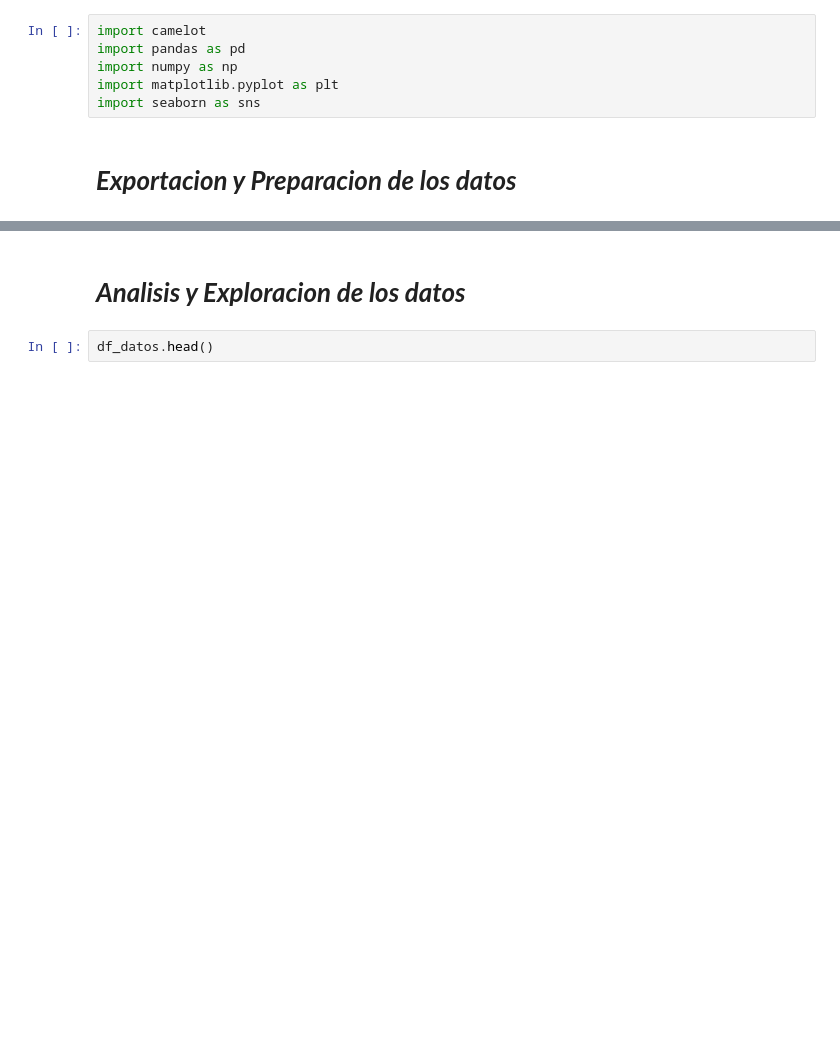
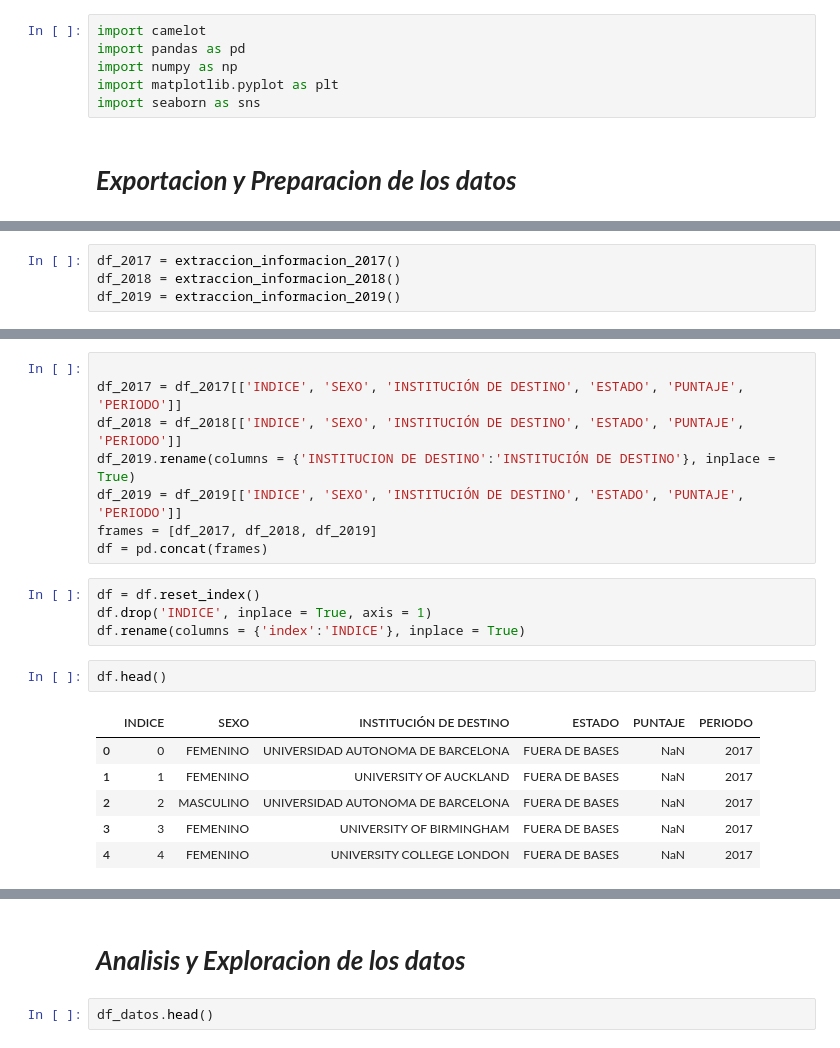
Before and after one commit to Foco22/BECAS_MAGISTER, a Jupyter notebook: AnalisisBase.ipynb, the cells around one changed output, grey strips where cells are left out. Saved outputs shown, nothing was run; the diff lists cells and outputs as text; blank space fills up the shorter version.

```diff
--- a/AnalisisBase.ipynb
+++ b/AnalisisBase.ipynb
@@ -80,0 +148,4 @@ df_datos.drop('Unnamed: 1', inplace = True, axis = 1)
+# %%
+df_2017 = extraccion_informacion_2017()
+df_2018 = extraccion_informacion_2018()
+df_2019 = extraccion_informacion_2019()
@@ -80,0 +159,21 @@ df_datos.drop('Unnamed: 1', inplace = True, axis = 1)
+# %%
+
+df_2017 = df_2017[['INDICE', 'SEXO', 'INSTITUCIÓN DE DESTINO', 'ESTADO', 'PUNTAJE', 'PERIODO']]
+df_2018 = df_2018[['INDICE', 'SEXO', 'INSTITUCIÓN DE DESTINO', 'ESTADO', 'PUNTAJE', 'PERIODO']]
+df_2019.rename(columns = {'INSTITUCION DE DESTINO':'INSTITUCIÓN DE DESTINO'}, inplace = True)
+df_2019 = df_2019[['INDICE', 'SEXO', 'INSTITUCIÓN DE DESTINO', 'ESTADO', 'PUNTAJE', 'PERIODO']]
+frames = [df_2017, df_2018, df_2019]
+df = pd.concat(frames)
+# %%
+df = df.reset_index()
+df.drop('INDICE', inplace = True, axis = 1)
+df.rename(columns = {'index':'INDICE'}, inplace = True)
+# %%
+df.head()
+# %% [output]
+|  | INDICE | SEXO | INSTITUCIÓN DE DESTINO | ESTADO | PUNTAJE | PERIODO |
+| 0 | 0 | FEMENINO | UNIVERSIDAD AUTONOMA DE BARCELONA | FUERA DE BASES | NaN | 2017 |
+| 1 | 1 | FEMENINO | UNIVERSITY OF AUCKLAND | FUERA DE BASES | NaN | 2017 |
+| 2 | 2 | MASCULINO | UNIVERSIDAD AUTONOMA DE BARCELONA | FUERA DE BASES | NaN | 2017 |
+| 3 | 3 | FEMENINO | UNIVERSITY OF BIRMINGHAM | FUERA DE BASES | NaN | 2017 |
+| 4 | 4 | FEMENINO | UNIVERSITY COLLEGE LONDON | FUERA DE BASES | NaN | 2017 |
```
Also changed, not shown: parts of 9 cells of this notebook.
